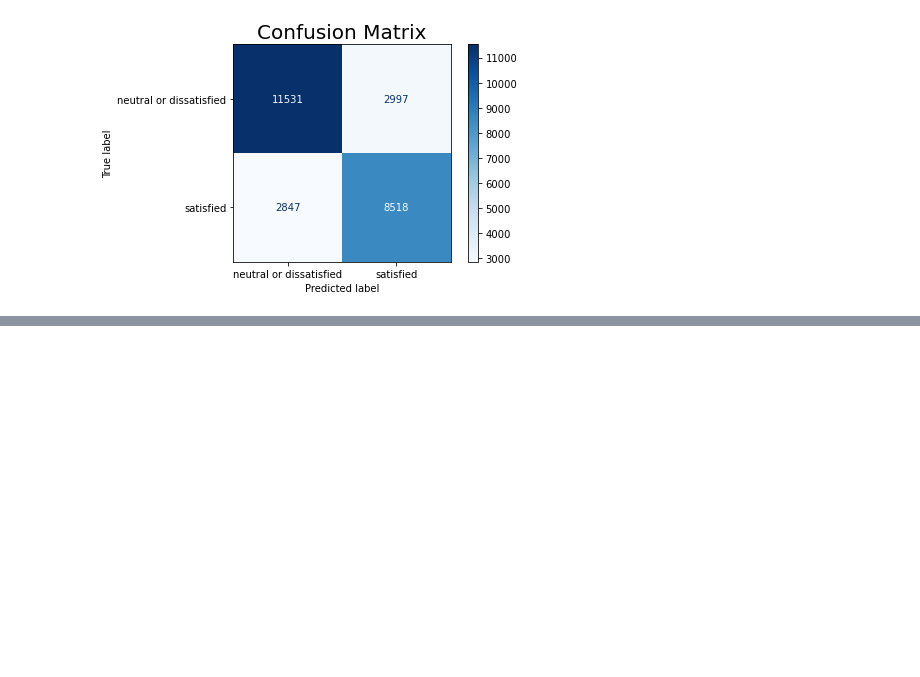
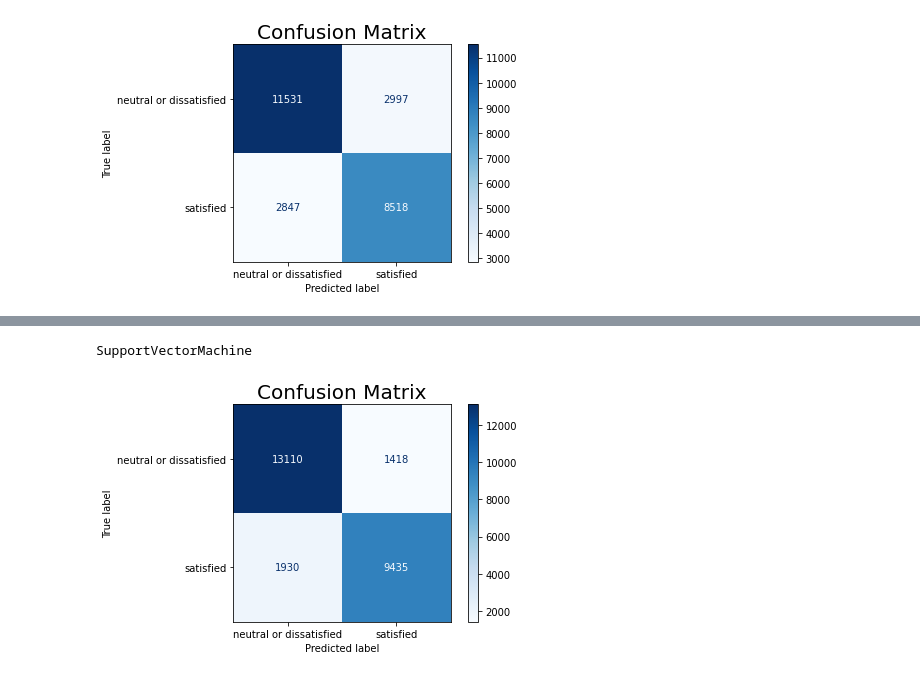
Before and after one commit to Subodh2044/Final_Project, a Jupyter notebook: AWS_ml_new.ipynb, the cells around one changed output, grey strips where cells are left out. Saved outputs shown, nothing was run; the diff lists cells and outputs as text; code cells hidden in the pictures; blank space fills up the shorter version.

```diff
--- a/AWS_ml_new.ipynb
+++ b/AWS_ml_new.ipynb
@@ -304,0 +413,3 @@ plt.show()
+# %%
+SVMClassifier = make_pipeline(StandardScaler(),LinearSVC(C=0.025))
+SVMClassifier
@@ -304,0 +427,2 @@ plt.show()
+# %%
+SVMClassifier.fit(X_train, y_train)
@@ -304,0 +489,12 @@ plt.show()
+# %%
+# plot for confusion matrix
+from sklearn.metrics import plot_confusion_matrix
+import matplotlib.pyplot as plt
+print("SupportVectorMachine")
+plot_confusion_matrix(SVMClassifier, X_test, y_test,cmap="Blues",values_format="d",display_labels=["neutral or dissatisfied", "satisfied"])
+plt.title("Confusion Matrix", fontsize=20)
+plt.grid(b=False)
+plt.show()
+# %% [output]
+SupportVectorMachine
+[figure, added]
```
Also changed, not shown: parts of 23 cells of this notebook.
